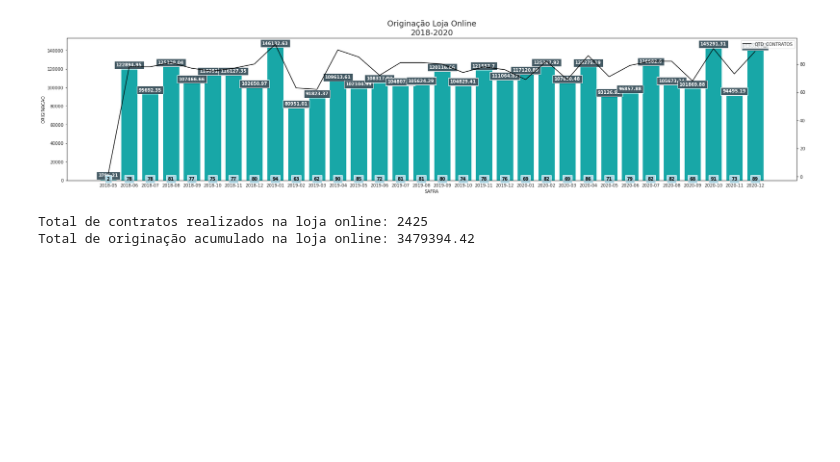
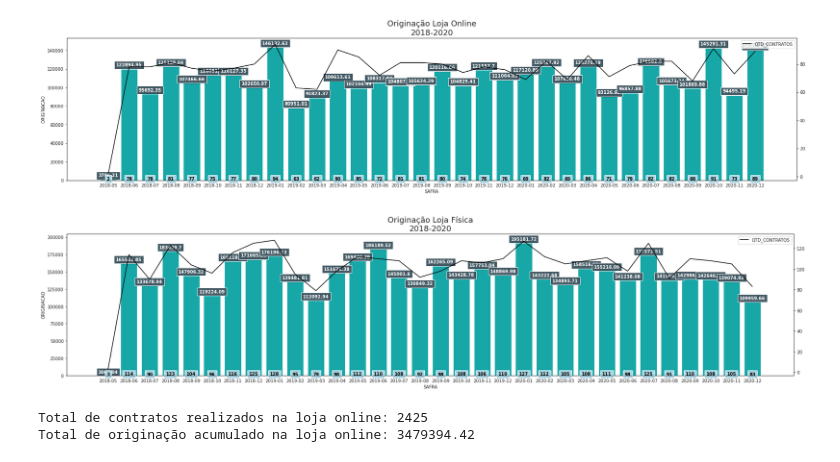
Before and after one commit to wander-asb/Vendas-varejo, a Jupyter notebook: relatorio_vendas.ipynb, the cells around one changed output. Cells and saved outputs as stored; diff of their text form; code cells hidden in the pictures; blank space fills up the shorter version.

```diff
--- a/relatorio_vendas.ipynb
+++ b/relatorio_vendas.ipynb
@@ -310,6 +310,36 @@ plt.legend(['QTD_CONTRATOS'])
 plt.show()
 # %% [output]
 [figure]
+# %%
+loja_fisica = canais_acomp[canais_acomp['CANAL_VENDA']=='In-Store'].reset_index()
+
+sn.set_style("white")
+f, ax = plt.subplots(figsize=(30, 6))
+ax = sn.barplot(x='SAFRA', y='ORIGINACAO', data=loja_fisica
+, color = 'c')
+ax2 = ax.twinx()
+ax2.plot(ax.get_xticks(), loja_fisica.QTD_CONTRATOS, color='black')
+for index, row in loja_fisica.iterrows():
+    ax.text(row.name,row.ORIGINACAO,
+            round(row.ORIGINACAO,2),
+            ha="center",
+            fontweight='bold',
+            size=10,
+            color='white',
+            bbox=dict(facecolor='#445A64'))
+ax.set_title('Originação Loja Física\n2018-2020', fontsize=18)
+for index, row in loja_fisica.iterrows():
+    ax.text(row.name,row.QTD_CONTRATOS,
+            round(row.QTD_CONTRATOS,2),
+            ha="center",
+            fontweight='bold',
+            size=10,
+            color='black',
+            bbox=dict(facecolor='#ADD8E6'))
+plt.legend(['QTD_CONTRATOS'])
+plt.show()
+# %% [output]
+[figure, added]
 # %%
 print(f"Total de contratos realizados na loja online: {sum(loja_online['QTD_CONTRATOS'])}")
 print(f"Total de originação acumulado na loja online: {sum(loja_online['ORIGINACAO'])}")
```
